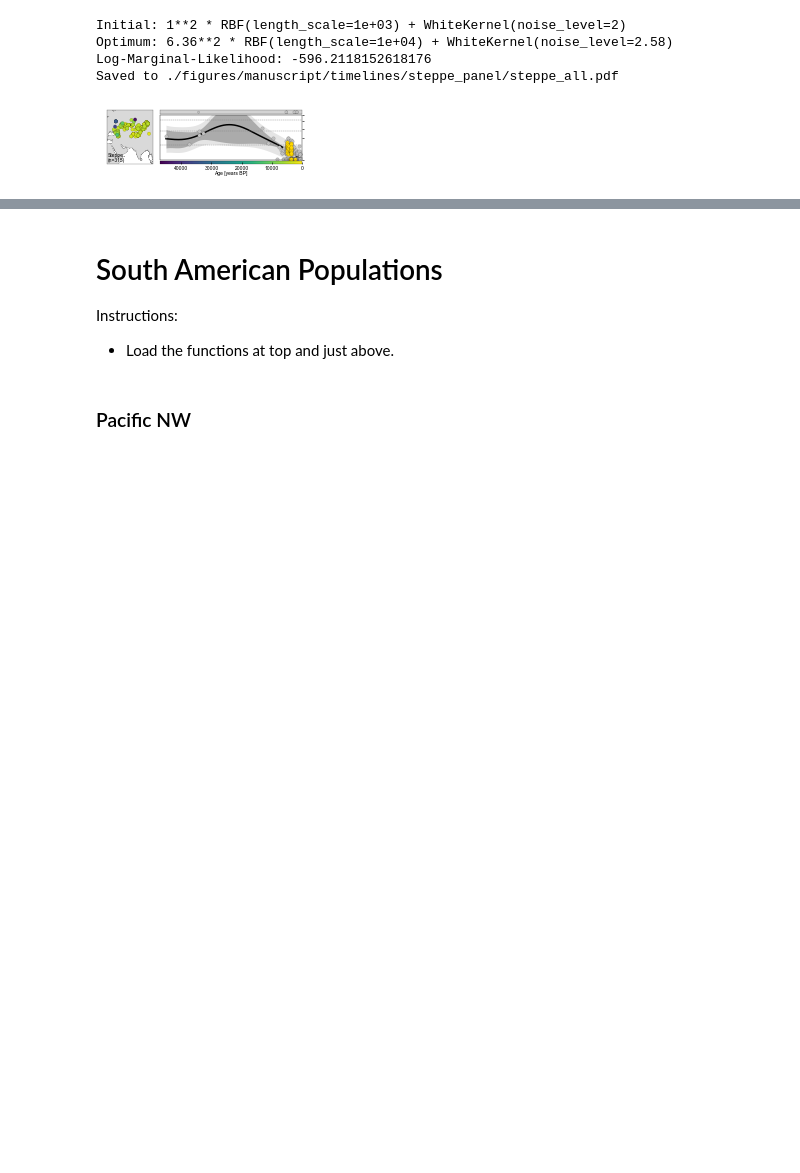
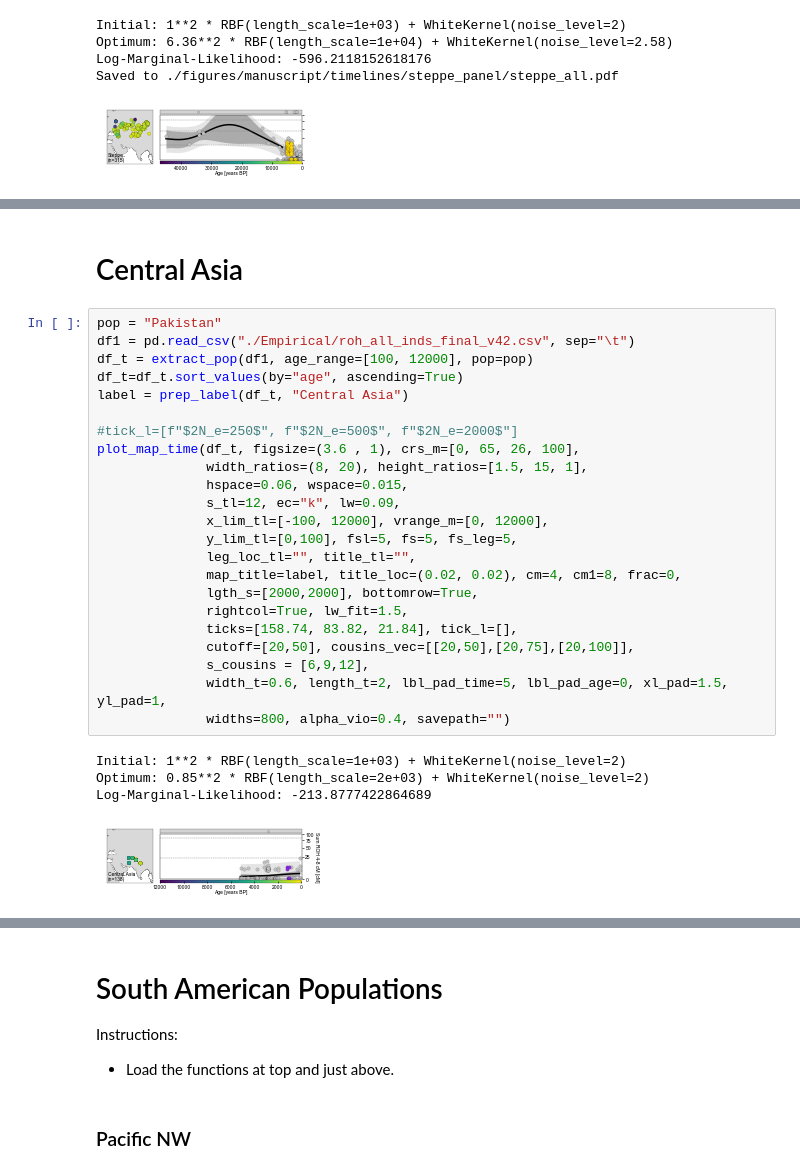
Before and after one commit to hringbauer/hapROH, a Jupyter notebook: Notebooks/Figures/plot_timelinesROH.ipynb, the cells around one changed output, grey strips where cells are left out. Drawn from its saved outputs; the diff is of its cells as text; blank space fills up the shorter version.

```diff
--- a/Notebooks/Figures/plot_timelinesROH.ipynb
+++ b/Notebooks/Figures/plot_timelinesROH.ipynb
@@ -1006,0 +1024,30 @@ Saved to ./figures/manuscript/timelines/steppe_panel/steppe_recent.png
+# %% [markdown]
+# Central Asia
+# %%
+pop = "Pakistan"
+df1 = pd.read_csv("./Empirical/roh_all_inds_final_v42.csv", sep="\t")
+df_t = extract_pop(df1, age_range=[100, 12000], pop=pop)
+df_t=df_t.sort_values(by="age", ascending=True)
+label = prep_label(df_t, "Central Asia")
+
+#tick_l=[f"$2N_e=250$", f"$2N_e=500$", f"$2N_e=2000$"]
+plot_map_time(df_t, figsize=(3.6 , 1), crs_m=[0, 65, 26, 100],
+              width_ratios=(8, 20), height_ratios=[1.5, 15, 1],
+              hspace=0.06, wspace=0.015,
+              s_tl=12, ec="k", lw=0.09,
+              x_lim_tl=[-100, 12000], vrange_m=[0, 12000],
+              y_lim_tl=[0,100], fsl=5, fs=5, fs_leg=5,
+              leg_loc_tl="", title_tl="",
+              map_title=label, title_loc=(0.02, 0.02), cm=4, cm1=8, frac=0,
+              lgth_s=[2000,2000], bottomrow=True,
+              rightcol=True, lw_fit=1.5,
+              ticks=[158.74, 83.82, 21.84], tick_l=[],
+              cutoff=[20,50], cousins_vec=[[20,50],[20,75],[20,100]],
+              s_cousins = [6,9,12],
+              width_t=0.6, length_t=2, lbl_pad_time=5, lbl_pad_age=0, xl_pad=1.5, yl_pad=1,
+              widths=800, alpha_vio=0.4, savepath="")
+# %% [output]
+Initial: 1**2 * RBF(length_scale=1e+03) + WhiteKernel(noise_level=2)
+Optimum: 0.85**2 * RBF(length_scale=2e+03) + WhiteKernel(noise_level=2)
+Log-Marginal-Likelihood: -213.8777422864689
+[figure, added]
```
Also changed, not shown: parts of 13 cells of this notebook, 6 other files.
